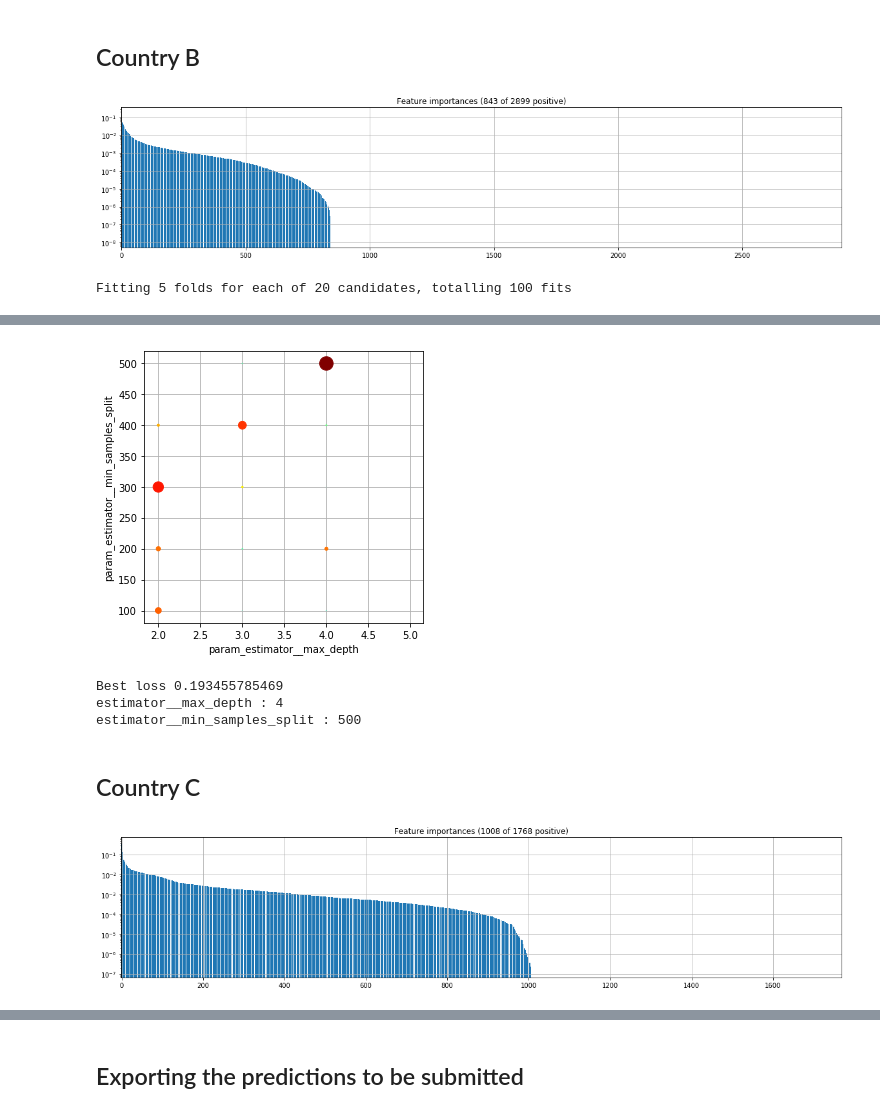
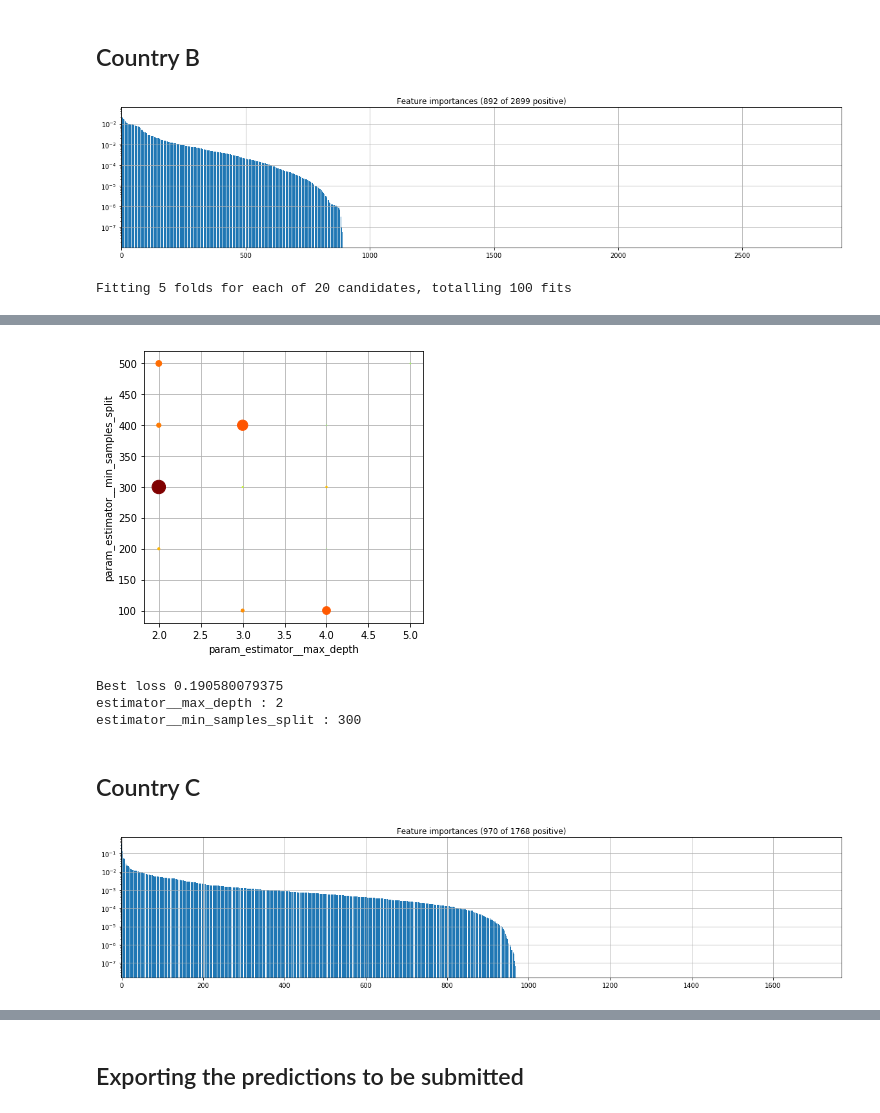
Before and after one commit to phra35/contests, a Jupyter notebook: Pover-T.ipynb, the cells around one changed output, grey strips where cells are left out. Saved outputs shown, nothing was run; the diff lists cells and outputs as text; code cells hidden in the pictures.

```diff
--- a/Pover-T.ipynb
+++ b/Pover-T.ipynb
@@ -126,38 +126,33 @@ def load_data(letter):
     return X, y
 # %%
 # Permutation importances from a test set and classifier, based on log loss
-def permutation_importances(clf, Xtest, ytest, iters = 1, progress = True):
-    ll = log_loss(ytest, clf.predict_proba(Xtest))
-    p_imp = []
-    for column in tqdm(
-        Xtest.columns,
-        desc = 'Calculating importances'
-    ) if progress else Xtest.columns:
-        diffs = 0
-        Xtemp = Xtest.copy()
-        for _ in range(iters):
+def permutation_importances(X, y, cv = 5, progress = True):
+    p_imp = [0] * X.shape[1]
+    sk = StratifiedKFold(n_splits = cv, shuffle = True)
+    for itrain, itest in sk.split(X, y):
+        clf = RandomForestClassifier(
+            n_jobs = -1, n_estimators = X.shape[1] * 3
+        ).fit(X.iloc[itrain], y.iloc[itrain])
+        ll = log_loss(y.iloc[itest], clf.predict_proba(X.iloc[itest]))
+        for i, column in tqdm(
+            enumerate(X.columns),
+            desc = 'Get importances (in %d folds)' % cv,
+            total = X.shape[1]
+        ) if progress else enumerate(X.columns):
+            Xtemp = X.iloc[itest].copy()
             Xtemp[column] = Xtemp[column].sample(frac = 1.0).values
-            diffs += log_loss(ytest, clf.predict_proba(Xtemp)) - ll
-        p_imp.append(diffs / iters)
-    return p_imp
+            p_imp[i] += log_loss(y.iloc[itest], clf.predict_proba(Xtemp)) - ll
+    return [i/cv for i in p_imp]
 
 # Calculate permutation importances in batches (for large number of features)
 def batch_importances(X, y, chunk = 50):
-    Xtrain, Xtest, ytrain, ytest = train_test_split(
-        X, y,
-        test_size = .2,
-        stratify = y
-    )
     p_imp = []
     for i in tqdm(
         range(0, len(X.columns), chunk),
         desc = 'Calculating importances in batches'
     ):
-        clf = RandomForestClassifier(
-            n_jobs = -1, n_estimators = chunk * 3
-        ).fit(Xtrain.iloc[:,i:i+chunk], ytrain)
         p_imp += permutation_importances(
-            clf, Xtest.iloc[:,i:i+chunk], ytest, iters = 20,
+            X.iloc[:,i:i+chunk], y,
             progress = False
         )
     return p_imp
@@ -278,7 +273,7 @@ score_estimate += -gs.best_score_ * sum(y < 0)
 X, y = load_data('B')
 imp = show_importances(X, y)
 # %% [output]
-[figure, old version]
+[figure, new version]
 # %%
 pipe = Pipeline([
     ('selector'  , SelectKBest(scores(imp))),
@@ -295,7 +290,7 @@ gs = GridSearchCV(
         'estimator__min_samples_split' : [100,200,300,400,500],
         'estimator__n_estimators'      : [190],
         'estimator__subsample'         : [.95],
-        'selector__k'                  : [400],
+        'selector__k'                  : [500],
     },
     scoring = 'neg_log_loss',
     cv = StratifiedKFold(5, shuffle = True),
@@ -317,7 +312,7 @@ Fitting 5 folds for each of 20 candidates, totalling 100 fits
-[figure, old version]
+[figure, new version]
-Best loss 0.193455785469
-estimator__max_depth : 4
-estimator__min_samples_split : 500
+Best loss 0.190580079375
+estimator__max_depth : 2
+estimator__min_samples_split : 300
 # %%
 clf = gs.best_estimator_
 X['poor'] = clf.predict_proba(X)[:,1]
@@ -335,7 +330,7 @@ score_estimate += -gs.best_score_ * sum(y < 0)
 X, y = load_data('C')
 imp = show_importances(X, y)
 # %% [output]
-[figure, old version]
+[figure, new version]
 # %%
 pipe = Pipeline([
     ('selector'  , SelectKBest(scores(imp))),
```
Also changed, not shown: parts of 5 cells of this notebook.
